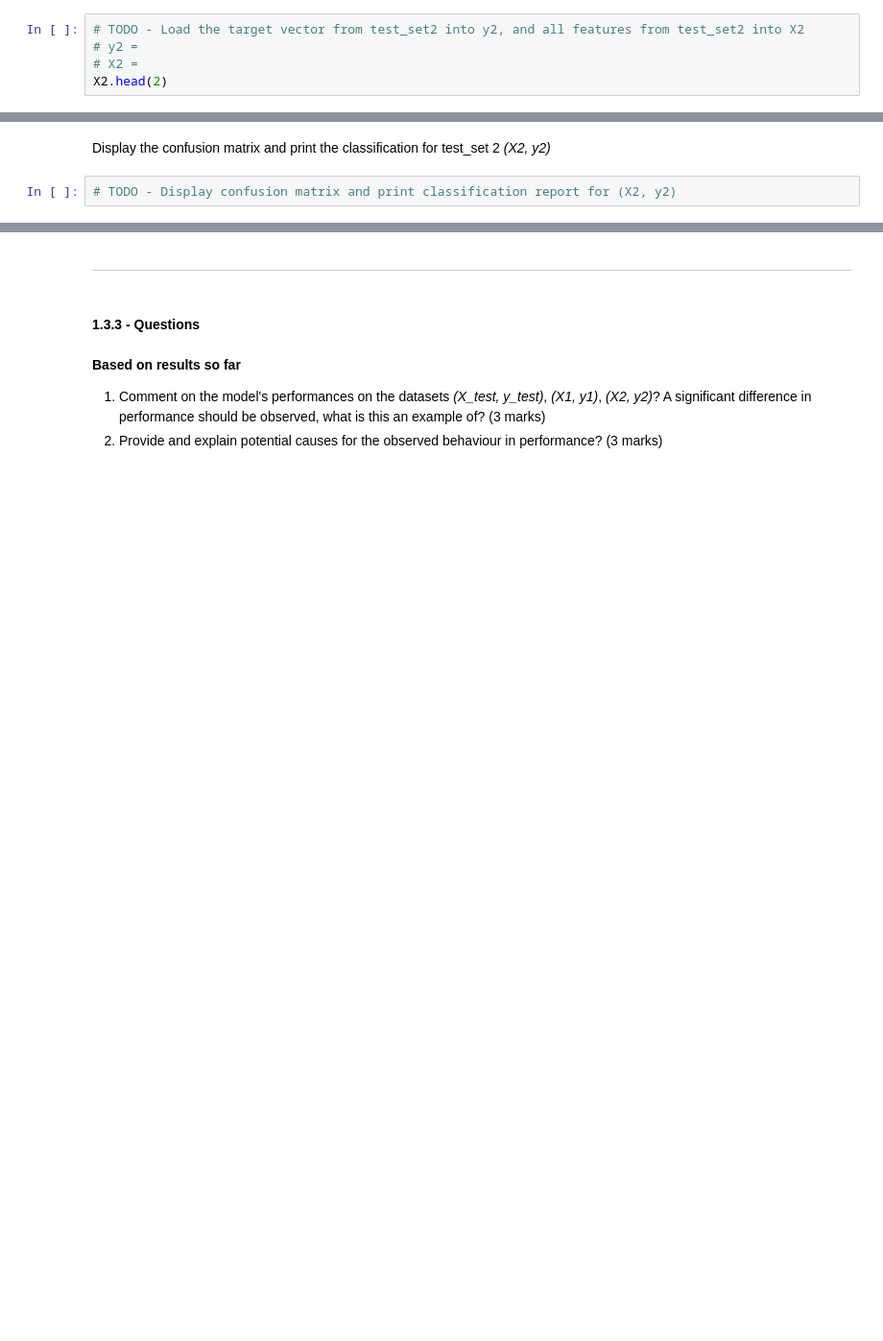
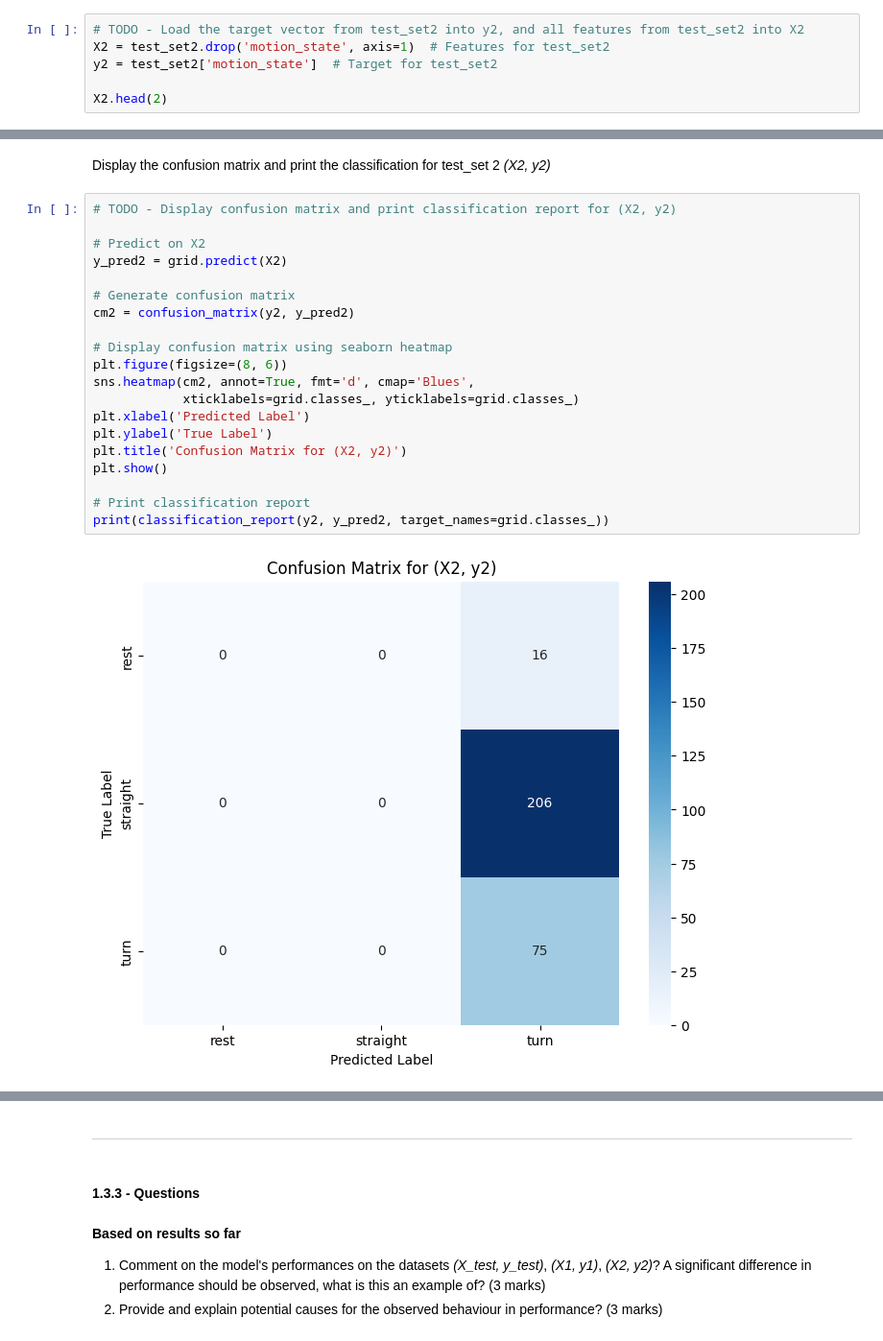
Before and after one commit to NATHANIELLAMPTEYLANTEI/engg680_2024_fall, a Jupyter notebook: Lab_Assignment 4/Assignment 4.ipynb, the cells around one changed output, grey strips where cells are left out. Shown at 96% size. Drawn from its saved outputs; the diff is of its cells as text; blank space fills up the shorter version.

```diff
--- a/Lab_Assignment 4/Assignment 4.ipynb
+++ b/Lab_Assignment 4/Assignment 4.ipynb
@@ -345,5 +350,6 @@ X1.head(2)
 # %%
 # TODO - Load the target vector from test_set2 into y2, and all features from test_set2 into X2
-# y2 =
-# X2 =
+X2 = test_set2.drop('motion_state', axis=1)  # Features for test_set2
+y2 = test_set2['motion_state']  # Target for test_set2
+
 X2.head(2)
@@ -367,4 +413,24 @@ Display the confusion matrix and print the classification for test_set 1 *(X1, y
 # %% [markdown]
 Display the confusion matrix and print the classification for test_set 2 *(X2, y2)*
-# %%
-# TODO - Display confusion matrix and print classification report for (X2, y2)
+# %%
+# TODO - Display confusion matrix and print classification report for (X2, y2)
+
+# Predict on X2
+y_pred2 = grid.predict(X2)
+
+# Generate confusion matrix
+cm2 = confusion_matrix(y2, y_pred2)
+
+# Display confusion matrix using seaborn heatmap
+plt.figure(figsize=(8, 6))
+sns.heatmap(cm2, annot=True, fmt='d', cmap='Blues',
+            xticklabels=grid.classes_, yticklabels=grid.classes_)
+plt.xlabel('Predicted Label')
+plt.ylabel('True Label')
+plt.title('Confusion Matrix for (X2, y2)')
+plt.show()
+
+# Print classification report
+print(classification_report(y2, y_pred2, target_names=grid.classes_))
+# %% [output]
+[figure, added]
```
Also changed, not shown: parts of 46 cells of this notebook.
